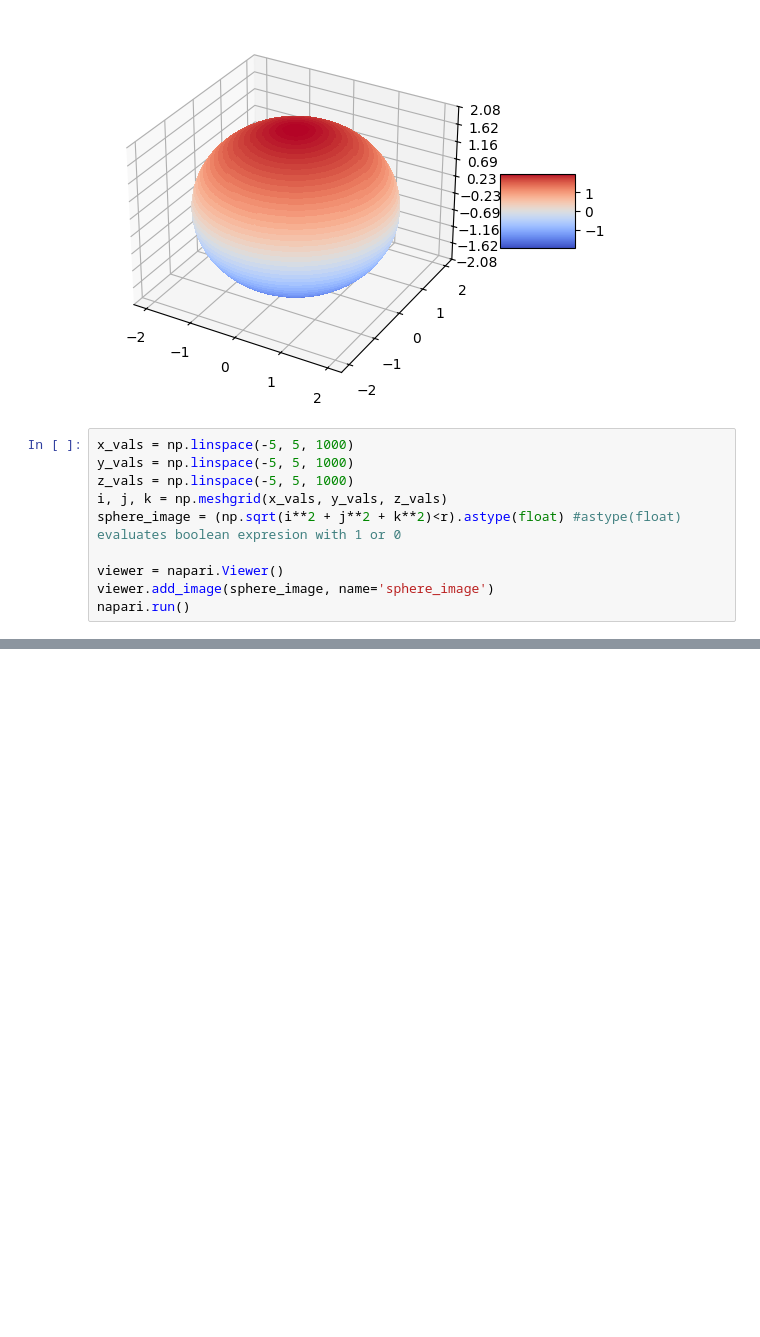
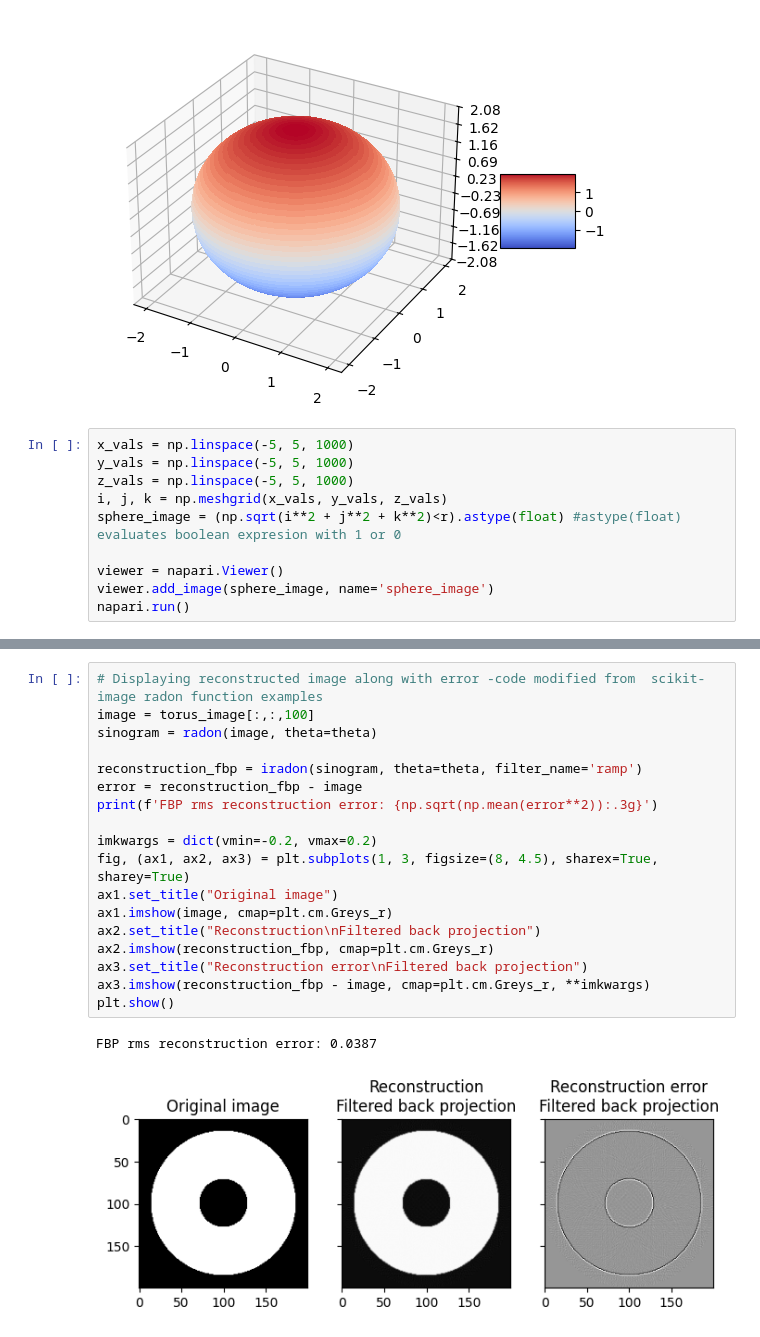
Before and after one commit to msmith693/tomography, a Jupyter notebook: torus_simulation.ipynb, the cells around one changed output, grey strips where cells are left out. Saved outputs shown, nothing was run; the diff lists cells and outputs as text; blank space fills up the shorter version.

```diff
--- a/torus_simulation.ipynb
+++ b/torus_simulation.ipynb
@@ -99,0 +195,21 @@ napari.run()
+# %%
+# Displaying reconstructed image along with error -code modified from  scikit-image radon function examples
+image = torus_image[:,:,100]
+sinogram = radon(image, theta=theta)
+
+reconstruction_fbp = iradon(sinogram, theta=theta, filter_name='ramp')
+error = reconstruction_fbp - image
+print(f'FBP rms reconstruction error: {np.sqrt(np.mean(error**2)):.3g}')
+
+imkwargs = dict(vmin=-0.2, vmax=0.2)
+fig, (ax1, ax2, ax3) = plt.subplots(1, 3, figsize=(8, 4.5), sharex=True, sharey=True)
+ax1.set_title("Original image")
+ax1.imshow(image, cmap=plt.cm.Greys_r)
+ax2.set_title("Reconstruction\nFiltered back projection")
+ax2.imshow(reconstruction_fbp, cmap=plt.cm.Greys_r)
+ax3.set_title("Reconstruction error\nFiltered back projection")
+ax3.imshow(reconstruction_fbp - image, cmap=plt.cm.Greys_r, **imkwargs)
+plt.show()
+# %% [output]
+FBP rms reconstruction error: 0.0387
+[figure, added]
```
Also changed, not shown: parts of 8 cells of this notebook.
